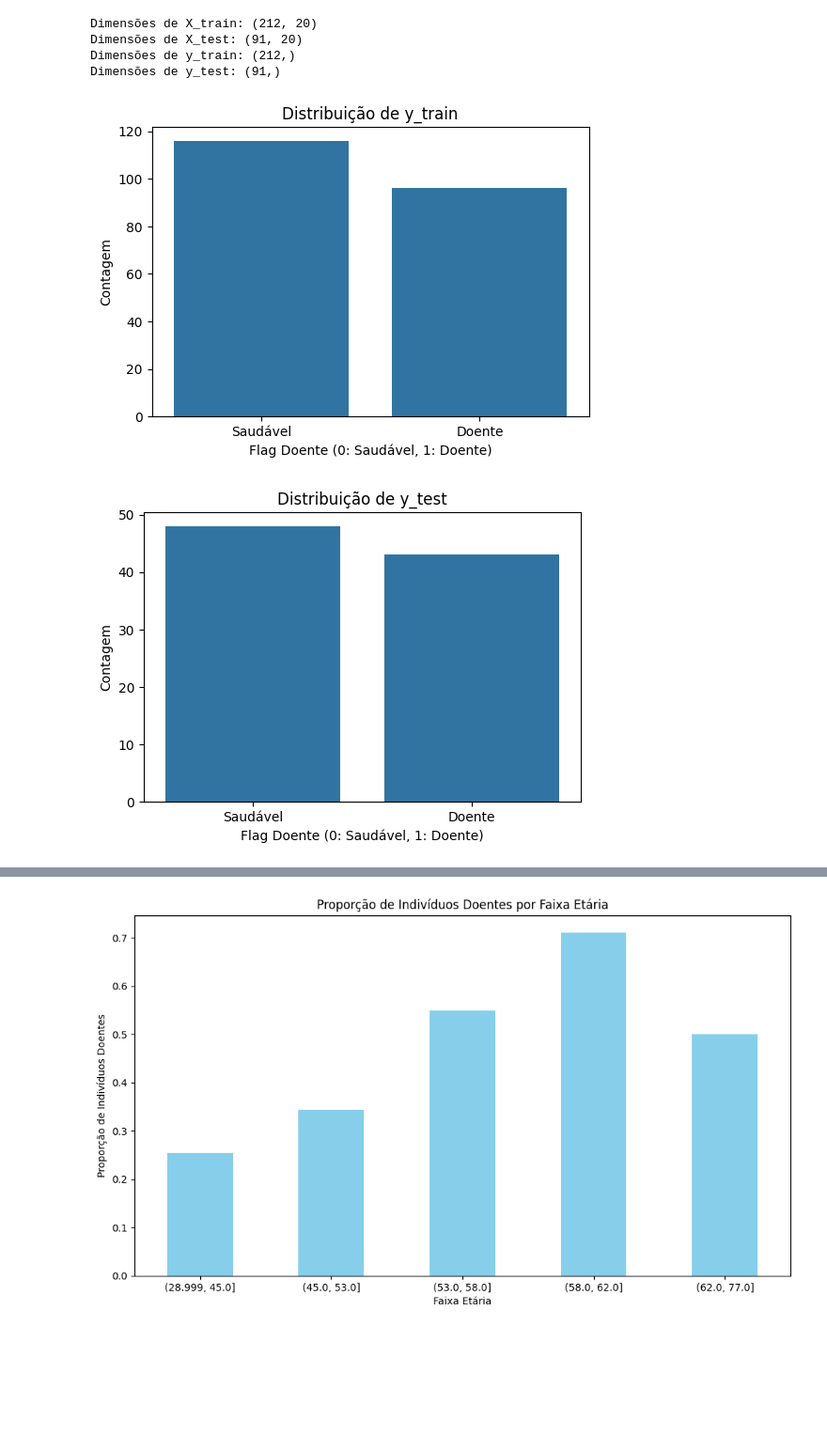
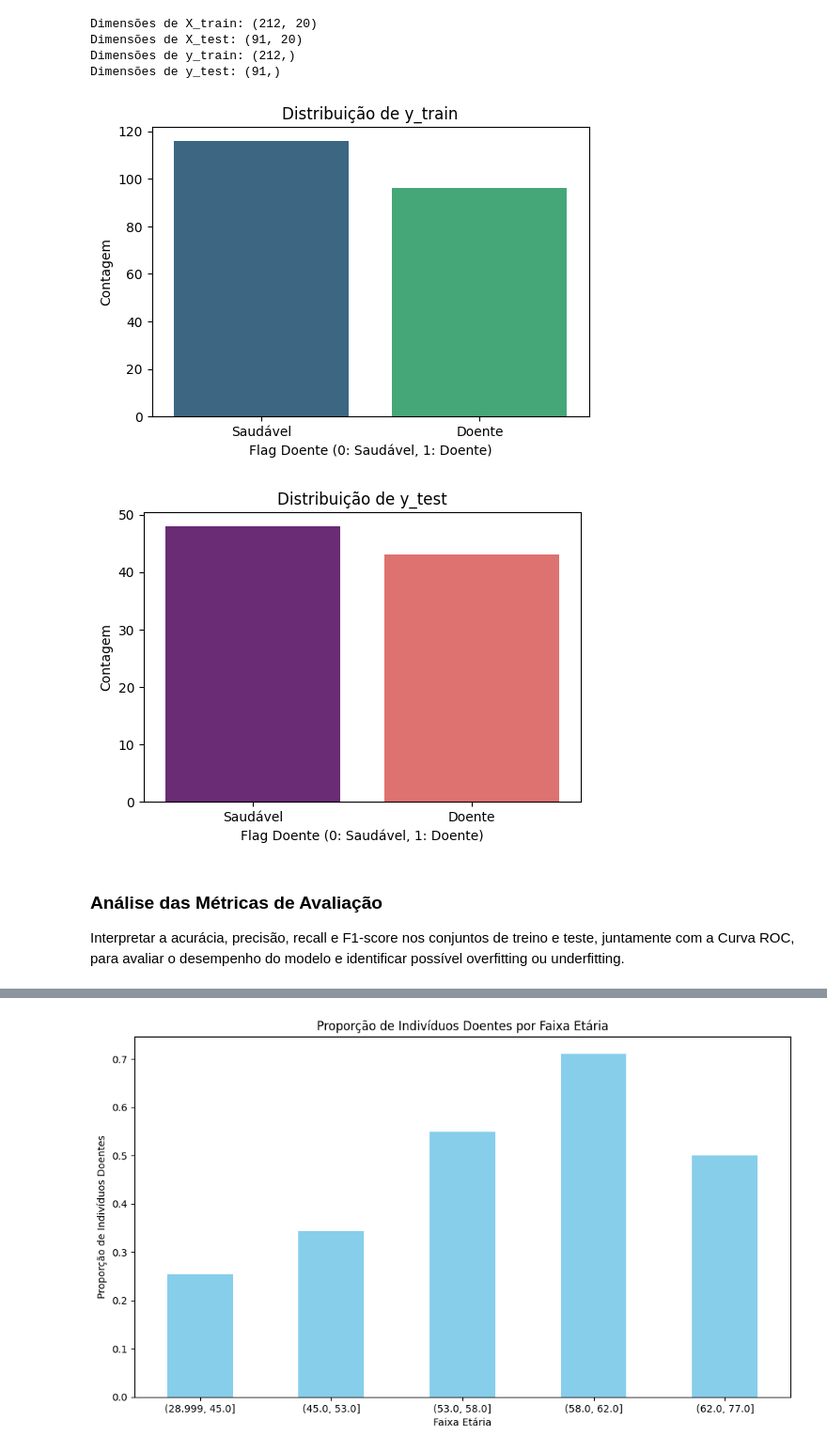
Before and after one commit to alevazcientista-dotcom/Ebac1, a Jupyter notebook: M18_REGRESSAO_LOGISTICA1.ipynb, the cells around one changed output, grey strips where cells are left out. Shown at 94% size. Saved outputs shown, nothing was run; the diff lists cells and outputs as text; code cells hidden in the pictures; blank space fills up the shorter version.

```diff
--- a/M18_REGRESSAO_LOGISTICA1.ipynb
+++ b/M18_REGRESSAO_LOGISTICA1.ipynb
@@ -1137,24 +1170,28 @@ Dimensões de y_test: (91,)
 # %%
 import matplotlib.pyplot as plt
 import seaborn as sns
 
 # Visualizar a distribuição de y_train
 plt.figure(figsize=(6, 4))
-sns.countplot(x=y_train)
+sns.countplot(x=y_train, hue=y_train, palette='viridis', legend=False) # Using a different color palette
 plt.title('Distribuição de y_train')
 plt.xlabel('Flag Doente (0: Saudável, 1: Doente)')
 plt.ylabel('Contagem')
 plt.xticks([0, 1], ['Saudável', 'Doente'])
 plt.show()
 
 # Visualizar a distribuição de y_test
 plt.figure(figsize=(6, 4))
-sns.countplot(x=y_test)
+sns.countplot(x=y_test, hue=y_test, palette='magma', legend=False) # Using a different color palette for y_test
 plt.title('Distribuição de y_test')
 plt.xlabel('Flag Doente (0: Saudável, 1: Doente)')
 plt.ylabel('Contagem')
 plt.xticks([0, 1], ['Saudável', 'Doente'])
 plt.show()
 # %% [output]
-[figure, old version]
+[figure, new version]
-[figure, old version]
+[figure, new version]
+# %% [markdown]
+### Análise das Métricas de Avaliação
+
+Interpretar a acurácia, precisão, recall e F1-score nos conjuntos de treino e teste, juntamente com a Curva ROC, para avaliar o desempenho do modelo e identificar possível overfitting ou underfitting.
```
Also changed, not shown: parts of 5 cells of this notebook.
